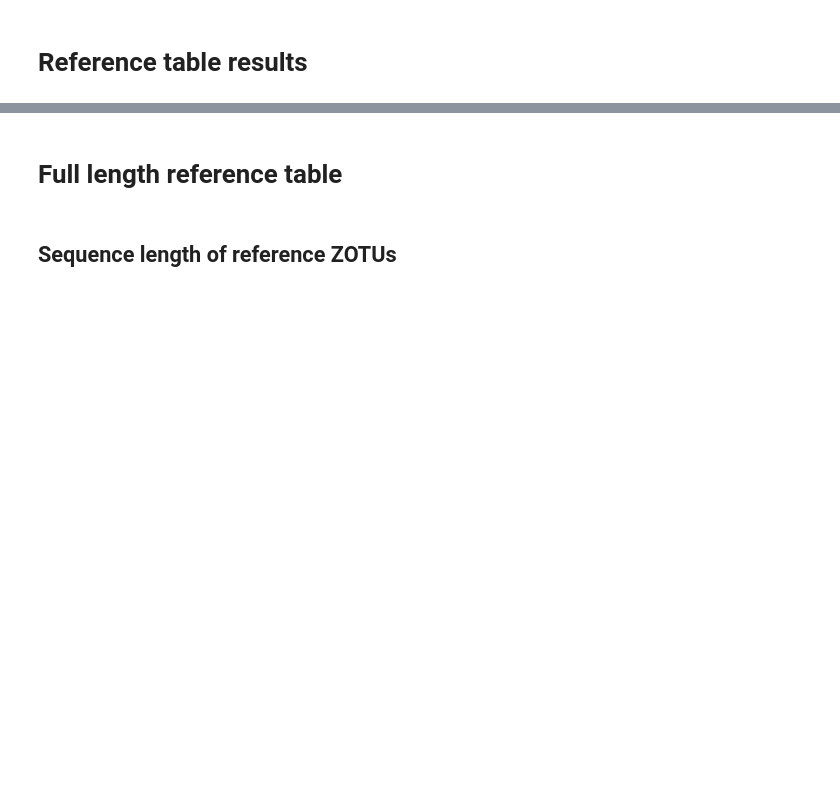
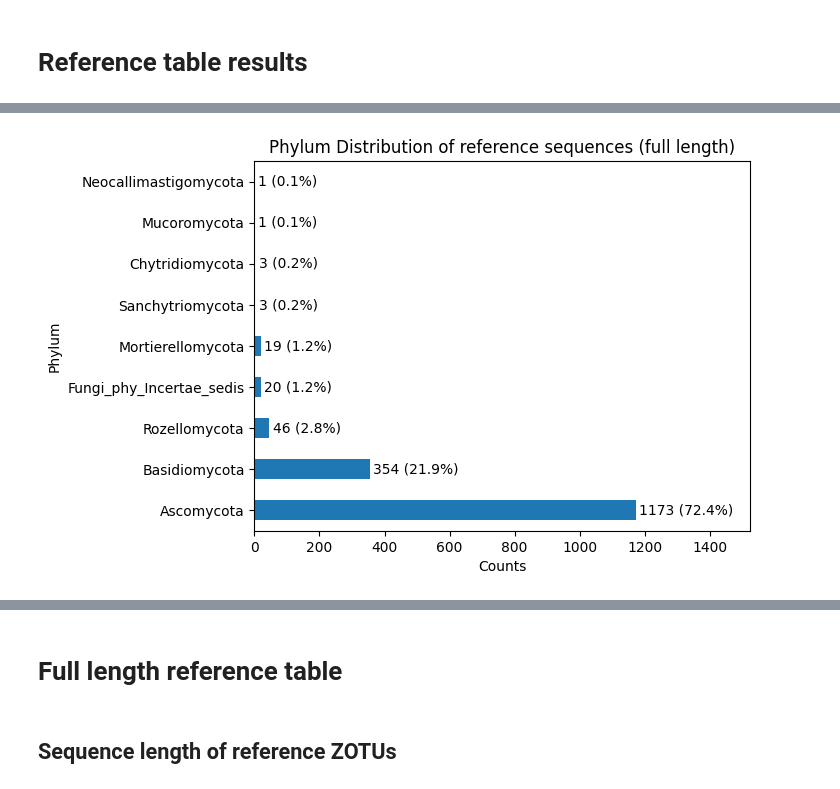
Before and after one commit to SethGG/mycodiversity-arise, a Jupyter notebook: 7_data_analysis.ipynb, the cells around one changed output, grey strips where cells are left out. Cells and saved outputs as stored; diff of their text form; code cells hidden in the pictures; blank space fills up the shorter version.

```diff
--- a/7_data_analysis.ipynb
+++ b/7_data_analysis.ipynb
@@ -320,0 +417,15 @@ display(df_new_trunc_refseq[df_new_trunc_refseq["_merge"] ==  "left_only"].shape
+# %%
+value_counts = df_refseq_tax_full["phylum"].value_counts()
+proportions = value_counts / value_counts.sum()
+ax = value_counts.plot.barh(xlim=(0, value_counts.max() * 1.3))
+
+for index, (count, proportion) in enumerate(zip(value_counts, proportions)):
+    ax.text(count + 10, index, f"{count} ({proportion:.1%})", va='center')
+
+ax.set_xlabel("Counts")
+ax.set_ylabel("Phylum")
+ax.set_title("Phylum Distribution of reference sequences (full length)")
+
+plt.show()
+# %% [output]
+[figure, added]
```
Also changed, not shown: parts of 16 cells of this notebook, 2 other files.
